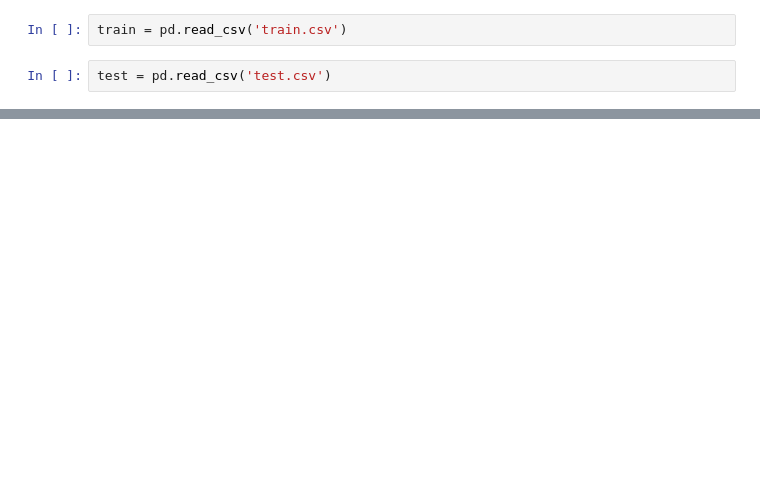
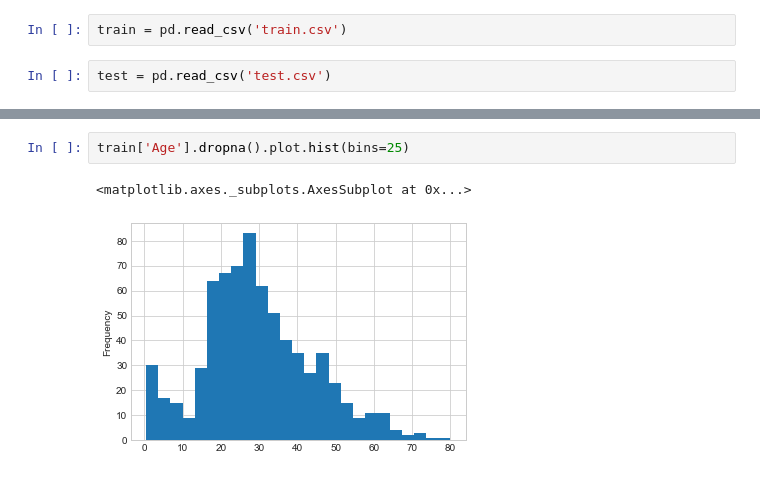
Before and after one commit to papaulul/Titanic_ML, a Jupyter notebook: Titanic-v2.ipynb, the cells around one changed output, grey strips where cells are left out. Cells and saved outputs as stored; diff of their text form; blank space fills up the shorter version.

```diff
--- a/Titanic-v2.ipynb
+++ b/Titanic-v2.ipynb
@@ -56,0 +90,5 @@ test['Age'].fillna(test['Age'].dropna().median(),inplace=True)
+# %%
+train['Age'].dropna().plot.hist(bins=25)
+# %% [output]
+<matplotlib.axes._subplots.AxesSubplot at 0x...>
+[figure, added]
```
Also changed, not shown: parts of 94 cells of this notebook.
